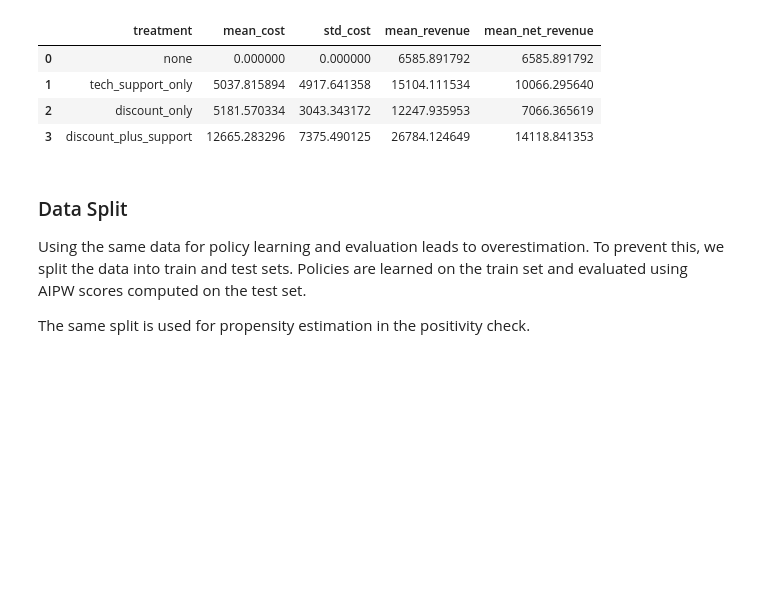
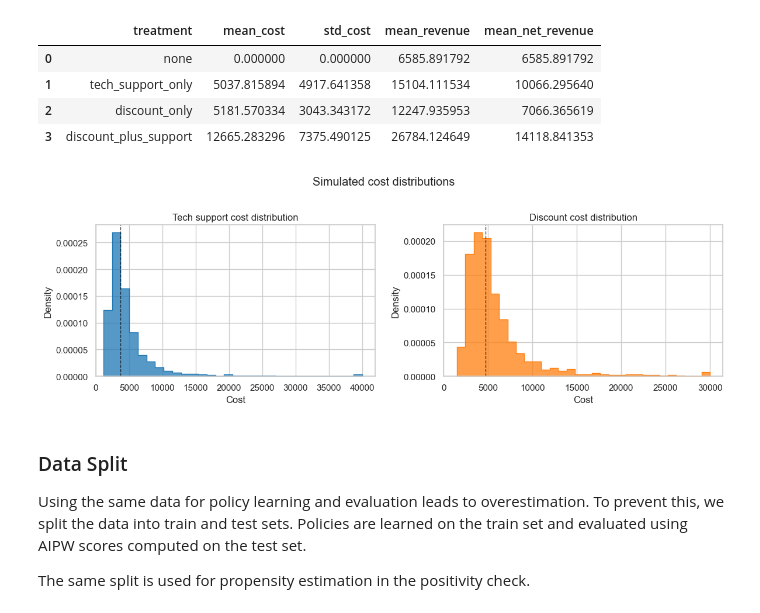
Before and after one commit to CausalInferenceLab/causal-studio, a Jupyter notebook: book/who_should_be_treated/who_should_be_treated_en.ipynb, the cells around one changed output. Saved outputs shown, nothing was run; the diff lists cells and outputs as text; code cells hidden in the pictures; blank space fills up the shorter version.

```diff
--- a/book/who_should_be_treated/who_should_be_treated_en.ipynb
+++ b/book/who_should_be_treated/who_should_be_treated_en.ipynb
@@ -205,6 +202,28 @@ pd.DataFrame({
 | 1 | tech_support_only | 5037.815894 | 4917.641358 | 15104.111534 | 10066.295640 |
 | 2 | discount_only | 5181.570334 | 3043.343172 | 12247.935953 | 7066.365619 |
 | 3 | discount_plus_support | 12665.283296 | 7375.490125 | 26784.124649 | 14118.841353 |
+# %%
+fig, axes = plt.subplots(1, 2, figsize=(12, 4))
+
+sns.histplot(c_tech, bins=30, stat='density', element='step', fill=True, ax=axes[0], color='tab:blue')
+axes[0].axvline(np.median(c_tech), color='black', ls='--', lw=1, alpha=0.7)
+axes[0].set_title('Tech support cost distribution')
+axes[0].set_xlabel('Cost')
+axes[0].set_ylabel('Density')
+axes[0].set_xlim(left=0)
+
+sns.histplot(c_disc, bins=30, stat='density', element='step', fill=True, ax=axes[1], color='tab:orange')
+axes[1].axvline(np.median(c_disc), color='black', ls='--', lw=1, alpha=0.7)
+axes[1].set_title('Discount cost distribution')
+axes[1].set_xlabel('Cost')
+axes[1].set_ylabel('Density')
+axes[1].set_xlim(left=0)
+
+plt.suptitle('Simulated cost distributions', y=1.02)
+plt.tight_layout()
+plt.show()
+# %% [output]
+[figure, added]
 # %% [markdown]
 ### Data Split
 
```
Also changed, not shown: parts of 13 cells of this notebook, 2 other files.
